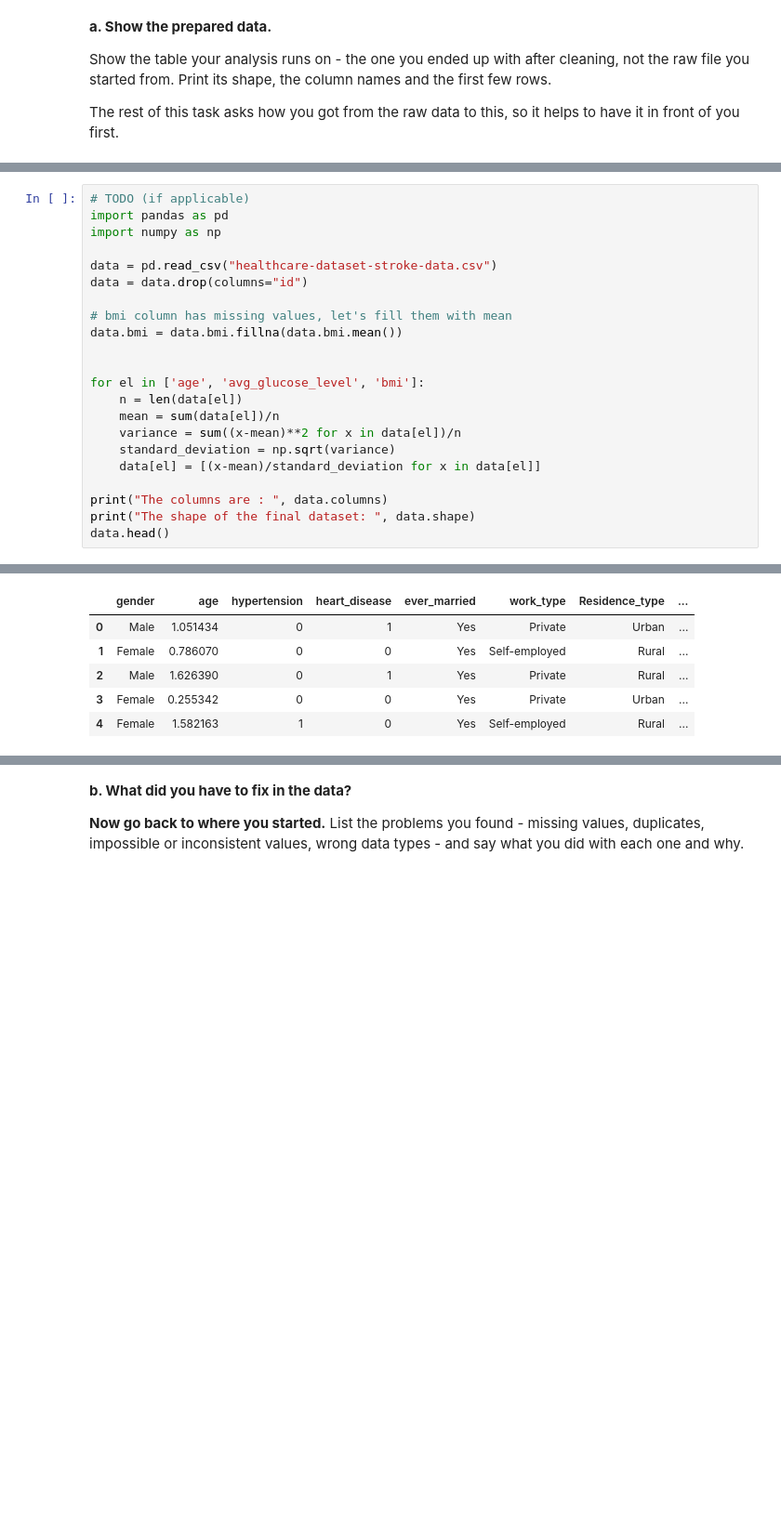
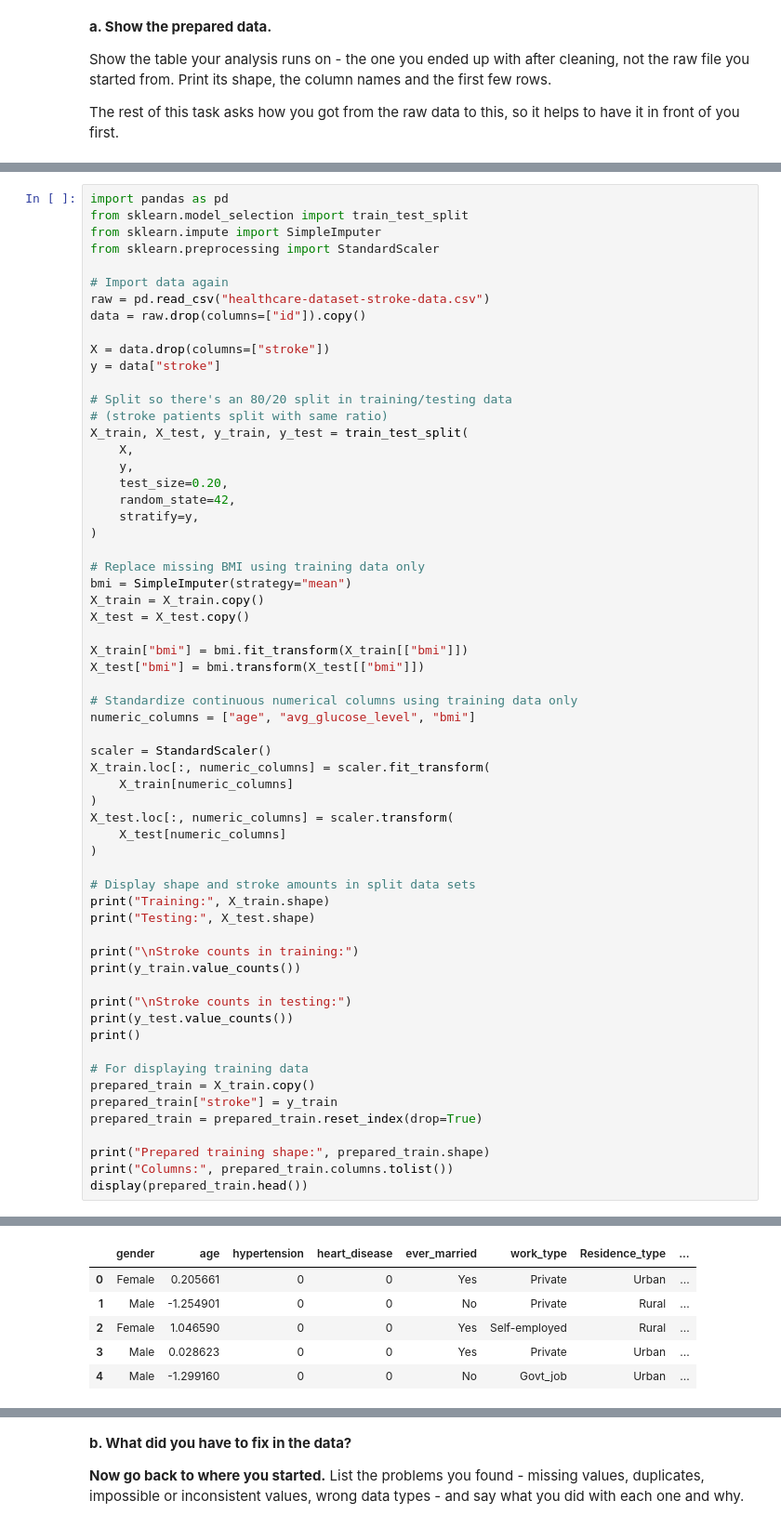
Before and after one commit to voldemortenz/IntroductiontoDataScience_Project, a Jupyter notebook: IDS2026_HW10.ipynb, the cells around one changed output, grey strips where cells are left out. Shown at 93% size. Drawn from its saved outputs; the diff is of its cells as text; blank space fills up the shorter version.

Commit message:
Task 1 lõpuni
Tegin splittimise varakult, likvideerisin ühe lekke.
PS mida teha ühe "Other" kirjega gender'i all???

```diff
--- a/IDS2026_HW10.ipynb
+++ b/IDS2026_HW10.ipynb
@@ -47,23 +64,62 @@ The rest of this task asks how you got from the raw data to this, so it helps to
 # %%
-# TODO (if applicable)
 import pandas as pd
-import numpy as np
+from sklearn.model_selection import train_test_split
+from sklearn.impute import SimpleImputer
+from sklearn.preprocessing import StandardScaler
 
-data = pd.read_csv("healthcare-dataset-stroke-data.csv")
-data = data.drop(columns="id")
+# Import data again
+raw = pd.read_csv("healthcare-dataset-stroke-data.csv")
+data = raw.drop(columns=["id"]).copy()
 
-# bmi column has missing values, let's fill them with mean
-data.bmi = data.bmi.fillna(data.bmi.mean())
+X = data.drop(columns=["stroke"])
+y = data["stroke"]
 
+# Split so there's an 80/20 split in training/testing data
+# (stroke patients split with same ratio)
+X_train, X_test, y_train, y_test = train_test_split(
+    X,
+    y,
+    test_size=0.20,
+    random_state=42,
+    stratify=y,
+)
 
-for el in ['age', 'avg_glucose_level', 'bmi']:
-    n = len(data[el])
-    mean = sum(data[el])/n
-    variance = sum((x-mean)**2 for x in data[el])/n
-    standard_deviation = np.sqrt(variance)
-    data[el] = [(x-mean)/standard_deviation for x in data[el]]
+# Replace missing BMI using training data only
+bmi = SimpleImputer(strategy="mean")
+X_train = X_train.copy()
+X_test = X_test.copy()
 
-print("The columns are : ", data.columns)
-print("The shape of the final dataset: ", data.shape)
-data.head()
+X_train["bmi"] = bmi.fit_transform(X_train[["bmi"]])
+X_test["bmi"] = bmi.transform(X_test[["bmi"]])
+
+# Standardize continuous numerical columns using training data only
+numeric_columns = ["age", "avg_glucose_level", "bmi"]
+
+scaler = StandardScaler()
+X_train.loc[:, numeric_columns] = scaler.fit_transform(
+    X_train[numeric_columns]
+)
+X_test.loc[:, numeric_columns] = scaler.transform(
+    X_test[numeric_columns]
+)
+
+# Display shape and stroke amounts in split data sets
+print("Training:", X_train.shape)
+print("Testing:", X_test.shape)
+
+print("\nStroke counts in training:")
+print(y_train.value_counts())
+
+print("\nStroke counts in testing:")
+print(y_test.value_counts())
+print()
+
+# For displaying training data
+prepared_train = X_train.copy()
+prepared_train["stroke"] = y_train
+prepared_train = prepared_train.reset_index(drop=True)
+
+print("Prepared training shape:", prepared_train.shape)
+print("Columns:", prepared_train.columns.tolist())
+display(prepared_train.head())
 # %% [output]
@@ -75,7 +143,7 @@ The shape of the final dataset:  (5110, 11)
 |  | gender | age | hypertension | heart_disease | ever_married | work_type | Residence_type | ... |
-| 0 | Male | 1.051434 | 0 | 1 | Yes | Private | Urban | ... |
-| 1 | Female | 0.786070 | 0 | 0 | Yes | Self-employed | Rural | ... |
-| 2 | Male | 1.626390 | 0 | 1 | Yes | Private | Rural | ... |
-| 3 | Female | 0.255342 | 0 | 0 | Yes | Private | Urban | ... |
-| 4 | Female | 1.582163 | 1 | 0 | Yes | Self-employed | Rural | ... |
+| 0 | Female | 0.205661 | 0 | 0 | Yes | Private | Urban | ... |
+| 1 | Male | -1.254901 | 0 | 0 | No | Private | Rural | ... |
+| 2 | Female | 1.046590 | 0 | 0 | Yes | Self-employed | Rural | ... |
+| 3 | Male | 0.028623 | 0 | 0 | Yes | Private | Urban | ... |
+| 4 | Male | -1.299160 | 0 | 0 | No | Govt_job | Urban | ... |
 # %% [markdown]
```
Also changed, not shown: parts of 6 cells of this notebook.
